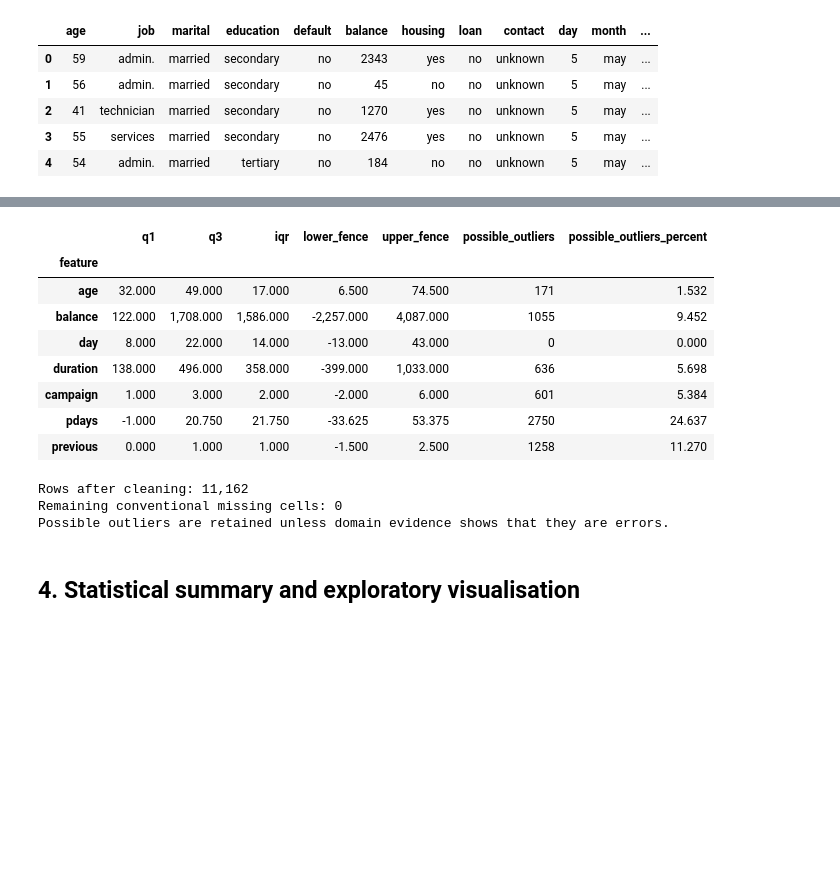
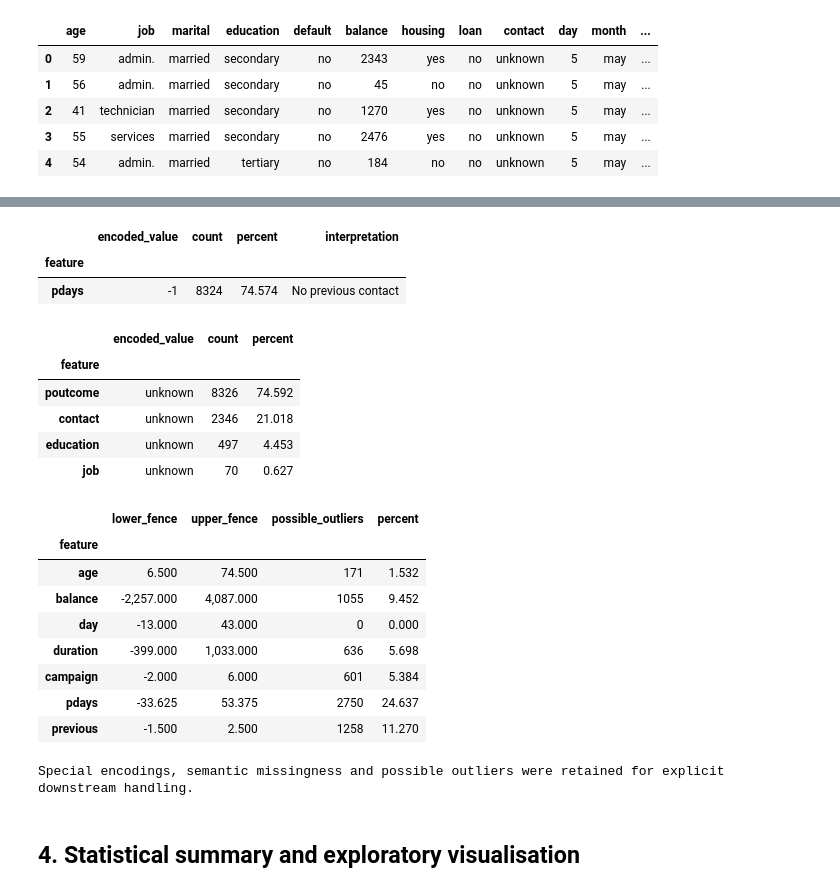
Before and after one commit to ParrotG/CA6000_Assignment, a Jupyter notebook: bank_marketing_mlp.ipynb, the cells around one changed output, grey strips where cells are left out. Cells and saved outputs as stored; diff of their text form; code cells hidden in the pictures; blank space fills up the shorter version.

Commit message:
error process update

```diff
--- a/bank_marketing_mlp.ipynb
+++ b/bank_marketing_mlp.ipynb
@@ -228,35 +300,52 @@ display(missing_report)
 # %%
+special_encoded_report = pd.DataFrame([{
+    "feature": "pdays", "encoded_value": -1,
+    "count": int(data["pdays"].eq(-1).sum()),
+    "percent": 100 * data["pdays"].eq(-1).mean(),
+    "interpretation": "No previous contact",
+}]).set_index("feature")
+display(special_encoded_report)
+
+semantic_missingness_report = pd.DataFrame([
+    {"feature": column, "encoded_value": "unknown", "count": int(data[column].eq("unknown").sum()), "percent": 100 * data[column].eq("unknown").mean()}
+    for column in CATEGORY_DOMAINS if data[column].eq("unknown").any()
+]).set_index("feature").sort_values("percent", ascending=False)
+display(semantic_missingness_report)
+
 outlier_rows = []
 for column in NUMERIC_COLUMNS:
     values = data[column].dropna()
     q1, q3 = values.quantile([0.25, 0.75])
     iqr = q3 - q1
     lower, upper = q1 - 1.5 * iqr, q3 + 1.5 * iqr
     count = int(((values < lower) | (values > upper)).sum())
     outlier_rows.append({
-        "feature": column, "q1": q1, "q3": q3, "iqr": iqr,
-        "lower_fence": lower, "upper_fence": upper,
-        "possible_outliers": count, "possible_outliers_percent": 100 * count / len(values),
+        "feature": column, "lower_fence": lower, "upper_fence": upper,
+        "possible_outliers": count, "percent": 100 * count / len(values),
     })
 outlier_report = pd.DataFrame(outlier_rows).set_index("feature")
 display(outlier_report)
-
-print(f"Rows after cleaning: {len(data):,}")
-print(f"Remaining conventional missing cells: {int(data.isna().sum().sum()):,}")
-print("Possible outliers are retained unless domain evidence shows that they are errors.")
+print("Special encodings, semantic missingness and possible outliers were retained for explicit downstream handling.")
 # %% [output]
-|  | q1 | q3 | iqr | lower_fence | upper_fence | possible_outliers | possible_outliers_percent |
-| feature |  |  |  |  |  |  |  |
-| age | 32.000 | 49.000 | 17.000 | 6.500 | 74.500 | 171 | 1.532 |
-| balance | 122.000 | 1,708.000 | 1,586.000 | -2,257.000 | 4,087.000 | 1055 | 9.452 |
-| day | 8.000 | 22.000 | 14.000 | -13.000 | 43.000 | 0 | 0.000 |
-| duration | 138.000 | 496.000 | 358.000 | -399.000 | 1,033.000 | 636 | 5.698 |
-| campaign | 1.000 | 3.000 | 2.000 | -2.000 | 6.000 | 601 | 5.384 |
-| pdays | -1.000 | 20.750 | 21.750 | -33.625 | 53.375 | 2750 | 24.637 |
-| previous | 0.000 | 1.000 | 1.000 | -1.500 | 2.500 | 1258 | 11.270 |
+|  | encoded_value | count | percent | interpretation |
+| feature |  |  |  |  |
+| pdays | -1 | 8324 | 74.574 | No previous contact |
+|  | encoded_value | count | percent |
+| feature |  |  |  |
+| poutcome | unknown | 8326 | 74.592 |
+| contact | unknown | 2346 | 21.018 |
+| education | unknown | 497 | 4.453 |
+| job | unknown | 70 | 0.627 |
+|  | lower_fence | upper_fence | possible_outliers | percent |
+| feature |  |  |  |  |
+| age | 6.500 | 74.500 | 171 | 1.532 |
+| balance | -2,257.000 | 4,087.000 | 1055 | 9.452 |
+| day | -13.000 | 43.000 | 0 | 0.000 |
+| duration | -399.000 | 1,033.000 | 636 | 5.698 |
+| campaign | -2.000 | 6.000 | 601 | 5.384 |
+| pdays | -33.625 | 53.375 | 2750 | 24.637 |
+| previous | -1.500 | 2.500 | 1258 | 11.270 |
-Rows after cleaning: 11,162
-Remaining conventional missing cells: 0
-Possible outliers are retained unless domain evidence shows that they are errors.
+Special encodings, semantic missingness and possible outliers were retained for explicit downstream handling.
 # %% [markdown]
 ## 4. Statistical summary and exploratory visualisation
 # %%
```
Also changed, not shown: parts of 15 cells of this notebook.
